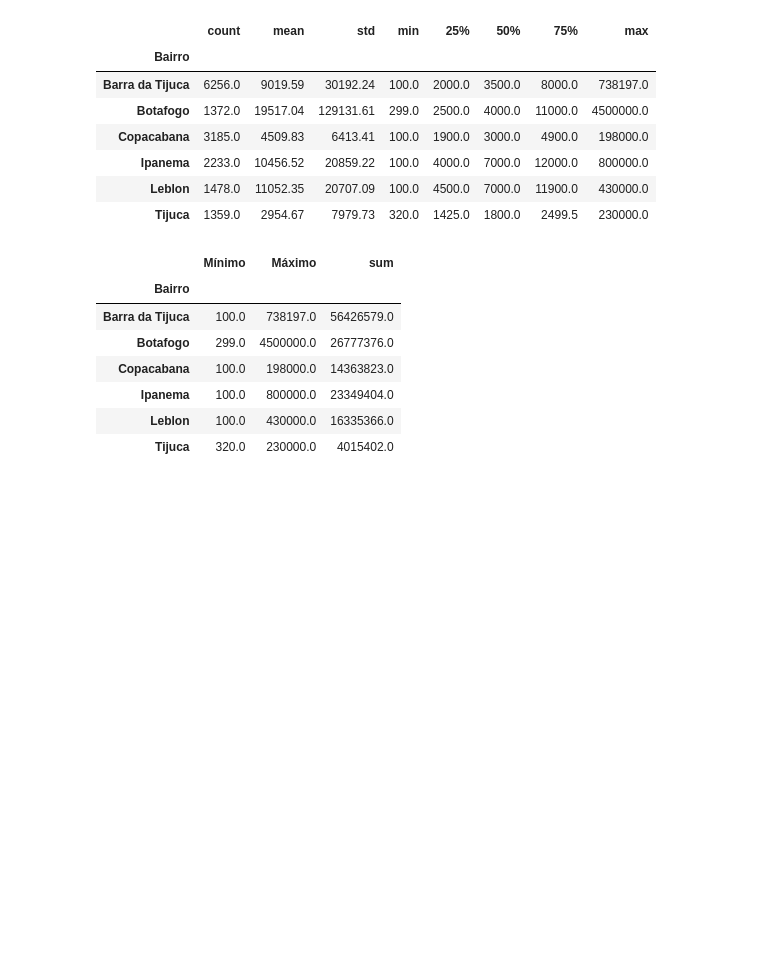
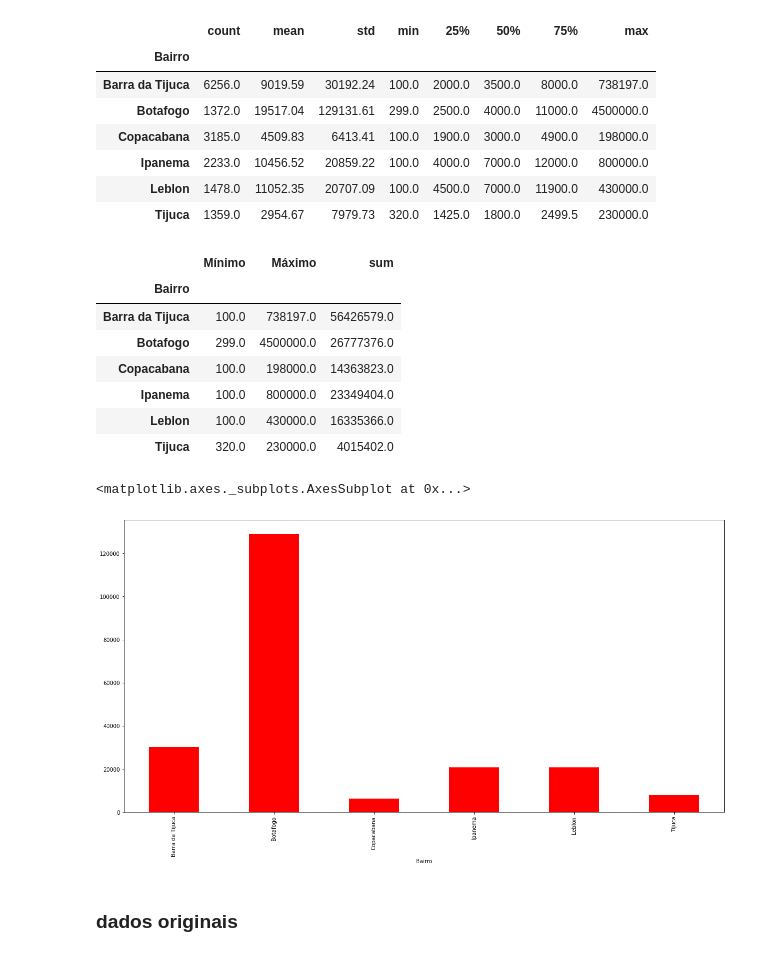
Before and after one commit to CHRSousa/estudoPythonJupiterNotebook, a Jupyter notebook: Criando_Novas_Variáveis.ipynb, the cells around one changed output. Drawn from its saved outputs; the diff is of its cells as text; code cells hidden in the pictures; blank space fills up the shorter version.

```diff
--- a/Criando_Novas_Variáveis.ipynb
+++ b/Criando_Novas_Variáveis.ipynb
@@ -192,3 +192,14 @@ grupo_bairro['Valor'].aggregate(['min','max','sum']).rename(columns = {'min':'M
 | Ipanema | 100.0 | 800000.0 | 23349404.0 |
 | Leblon | 100.0 | 430000.0 | 16335366.0 |
 | Tijuca | 320.0 | 230000.0 | 4015402.0 |
+# %%
+%matplotlib inline
+import matplotlib.pyplot as plt
+plt.rc('figure', figsize = (20, 10))
+# %%
+grupo_bairro['Valor'].std().plot.bar(color = 'red')
+# %% [output]
+<matplotlib.axes._subplots.AxesSubplot at 0x...>
+[figure, added]
+# %% [markdown]
+### dados originais
```
Also changed, not shown: parts of 28 cells of this notebook.
